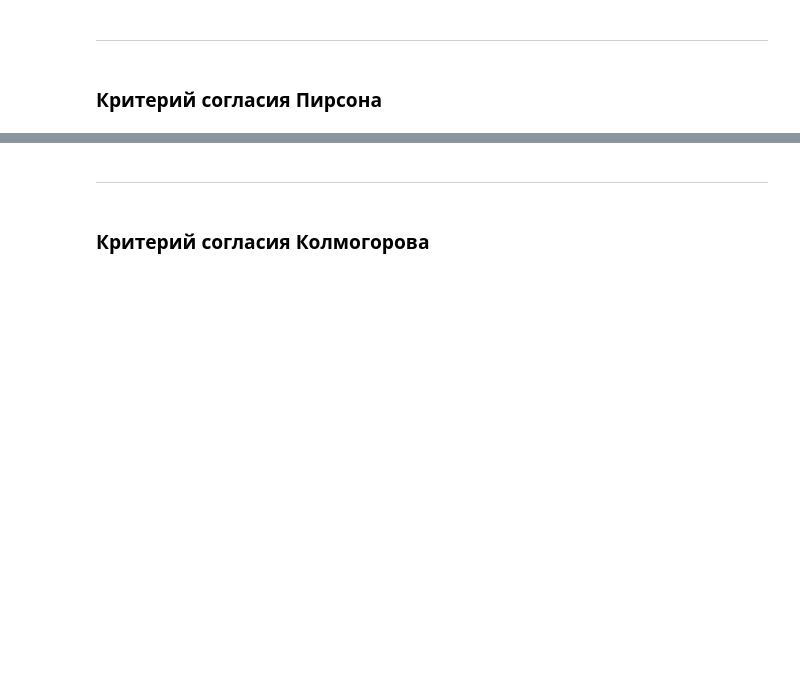
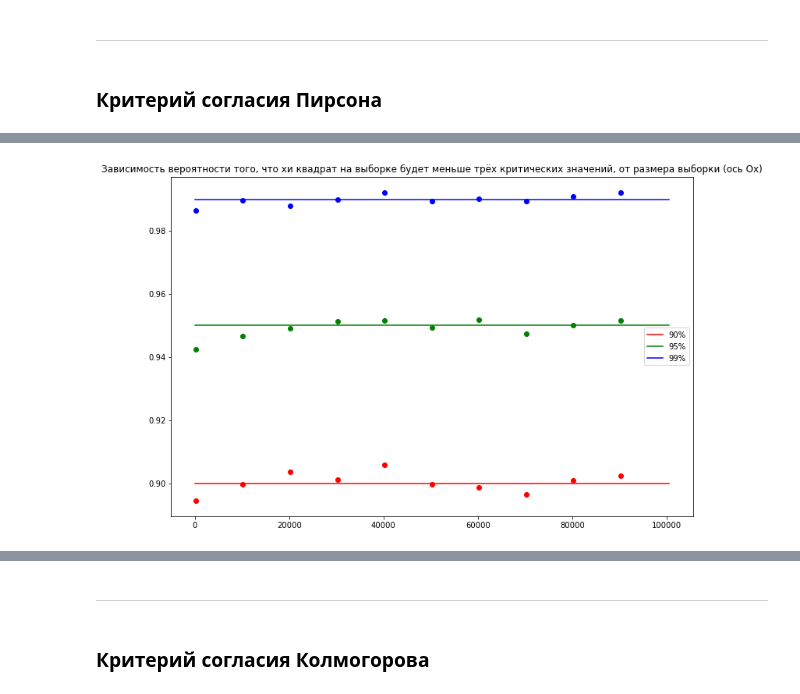
Before and after one commit to rosteeslove/bsuir-4th-term-python-stuff, a Jupyter notebook: math_stat/fourth.ipynb, the cells around one changed output, grey strips where cells are left out. Cells and saved outputs as stored; diff of their text form; code cells hidden in the pictures; blank space fills up the shorter version.

Commit message:
refactoring second&third tasks

```diff
--- a/math_stat/fourth.ipynb
+++ b/math_stat/fourth.ipynb
@@ -141,7 +35,7 @@ def xi_squared_criteria(a, b, n, group_num, f_hypothesis):
 # %%
-# test xi_squared 20 times
+# test chi_squared 20 times
 
 for i in range(20):
-    xi = xi_squared_criteria(0, 1, 200, 16, fy_deduced)
-    print(xi)
+    c = get_chisq(200, 4)
+    print(c)
 # %% [output]
@@ -209,0 +113,20 @@ Observed xi squared is less than xi squared 0.99 in 98.473% of cases.
+# %%
+# this cell would need a looot of time to execute:
+
+ns = [i for i in range(200, 100_003, 10_000)]
+
+print('progress:')
+
+probs90 = []
+probs95 = []
+probs99 = []
+
+start_time = time.time()
+for (i, n) in enumerate(ns):
+    answers = chi_prob_of_not_exceeding_criticals(n, [0.10, 0.05, 0.01], 10000)
+
+    probs90.append(answers[0])
+    probs95.append(answers[1])
+    probs99.append(answers[2])
+
+    print(f'{(i+1)/len(ns) * 100}% done. {round(time.time() - start_time, 2)} seconds passed from the start.')
@@ -209,0 +145,14 @@ Observed xi squared is less than xi squared 0.99 in 98.473% of cases.
+# %%
+plt.plot([0, 100_500], [0.90, 0.90], color='r', label='90%')
+plt.plot([0, 100_500], [0.95, 0.95], color='g', label='95%')
+plt.plot([0, 100_500], [0.99, 0.99], color='b', label='99%')
+
+plt.scatter(ns, probs90, color='r')
+plt.scatter(ns, probs95, color='g')
+plt.scatter(ns, probs99, color='b')
+
+plt.title('Зависимость вероятности того, что хи квадрат на выборке будет меньше трёх критических значений, от размера выборки (ось Ox)')
+plt.legend()
+plt.show()
+# %% [output]
+[figure, added]
```
Also changed, not shown: parts of 29 cells of this notebook, 6 other files.
